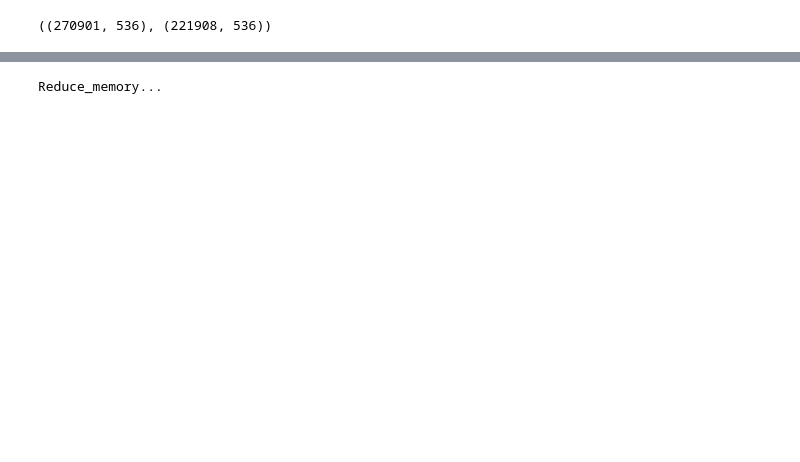
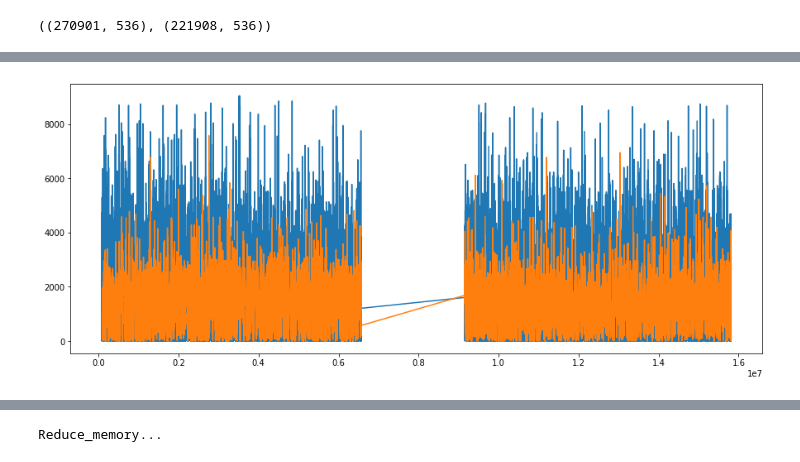
Before and after one commit to rodgomrod/kaggle_ieee_fraud, a Jupyter notebook: feature_engineering.ipynb, the cells around one changed output, grey strips where cells are left out. Saved outputs shown, nothing was run; the diff lists cells and outputs as text; code cells hidden in the pictures; blank space fills up the shorter version.

```diff
--- a/feature_engineering.ipynb
+++ b/feature_engineering.ipynb
@@ -572,0 +136,10 @@ gc.collect()
+# %%
+df['addr'] = df.addr1.astype(str) + df.addr2.astype(str)
+# %%
+df['r'] = (np.log1p(df.groupby(['addr1', 'addr2'],squeeze=True)['TransactionAmt'].transform('mean')/(df.groupby(['addr1', 'addr2'])['TransactionAmt'].transform('max') - df.groupby(['addr1', 'addr2'])['TransactionAmt'].transform('min'))))
+df.r = df.r.replace(np.inf, df.r.max())
+# %%
+df['r'] = df.groupby(['addr', 'TransactionAmt'])['card1'].transform('std')
+# %%
+df['user'] = df.addr1.astype(str) + df.addr2.astype(str) + df.card1.astype(str) + df.card2.astype(str)\
+ + df.card3.astype(str) + df.card4.astype(str) + df.card5.astype(str) + df.card6.astype(str)
@@ -572,0 +177,4 @@ gc.collect()
+# %%
+plot_col(df, 'r')
+# %% [output]
+[figure, added]
```
Also changed, not shown: parts of 67 cells of this notebook, 5 other files.
